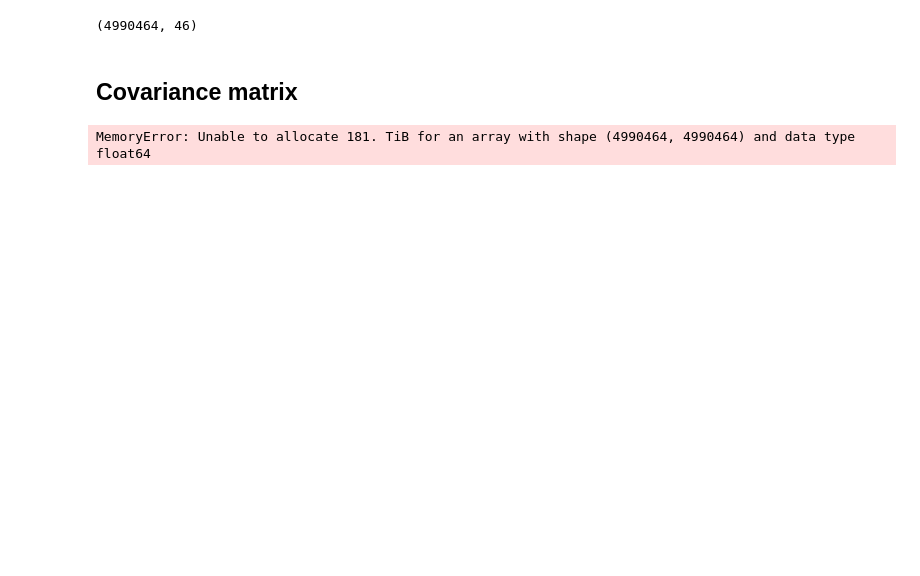
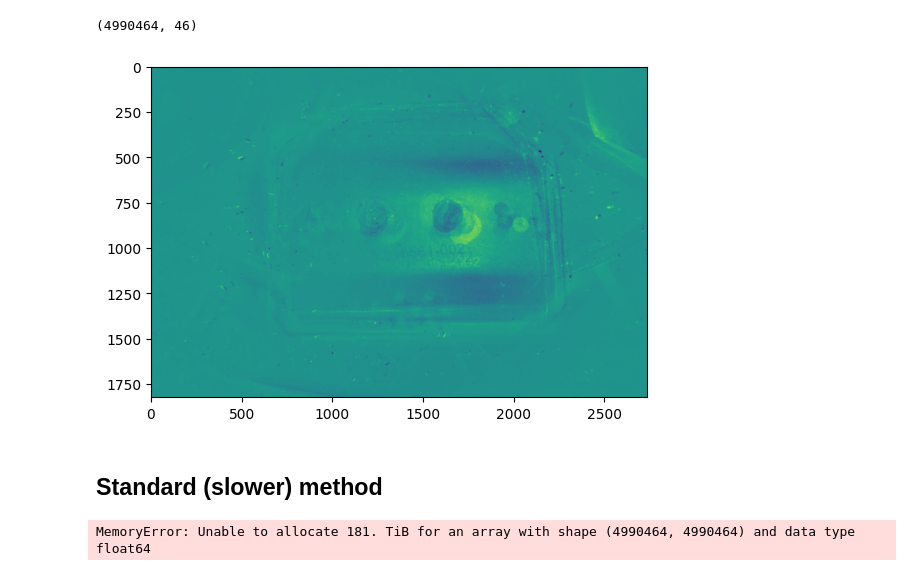
Before and after one commit to Pippo809/utilities, a Jupyter notebook: tools/Face Recognition.ipynb, the cells around one changed output. Saved outputs shown, nothing was run; the diff lists cells and outputs as text; code cells hidden in the pictures; blank space fills up the shorter version.

```diff
--- a/tools/Face Recognition.ipynb
+++ b/tools/Face Recognition.ipynb
@@ -141,8 +114,13 @@ eigenfaces = eigenfaces / np.linalg.norm(eigenfaces, axis=0)
 eigenfaces.shape
 # %% [output]
 (4990464, 46)
-# %% [markdown]
-## Covariance matrix
+# %%
+plt.imshow(eigenfaces.T[20].reshape(height, width))
+plt.show()
+# %% [output]
+[figure, added]
+# %% [markdown]
+## Standard (slower) method
 # %%
 mean_face = np.mean(training_tensor, axis=0)
 X = training_tensor - mean_face
```
Also changed, not shown: parts of 15 cells of this notebook, 27 other files.
